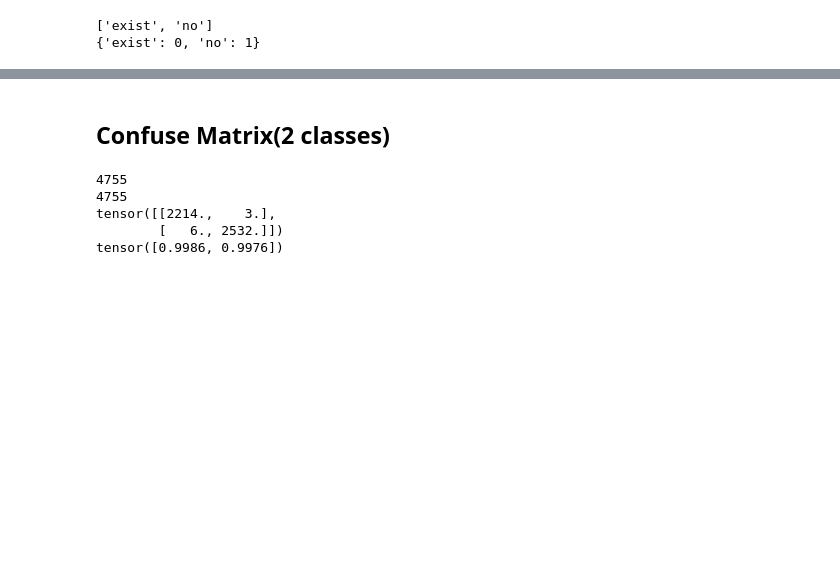
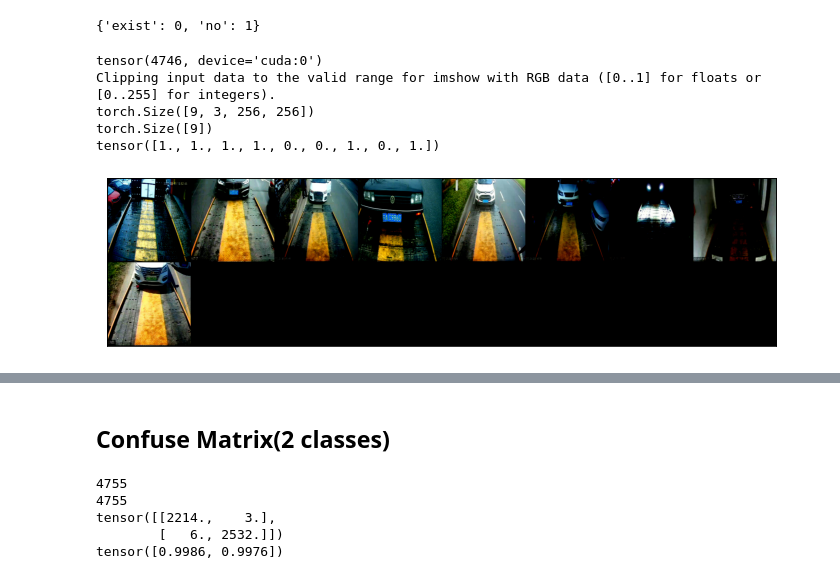
Before and after one commit to Yuan98Yu/trailer-classification, a Jupyter notebook: notebooks/eval.ipynb, the cells around one changed output, grey strips where cells are left out. Drawn from its saved outputs; the diff is of its cells as text; code cells hidden in the pictures; blank space fills up the shorter version.

```diff
--- a/notebooks/eval.ipynb
+++ b/notebooks/eval.ipynb
@@ -42,11 +24,53 @@ def plt_confusion_matrix(outputs, y_true, num_classes, classes='auto'):
-# %%
-from tp.data import create_full_dataset
-cfg = {'data_dir': './data/trailer_imgs'}
-full_dataset = create_full_dataset(cfg)
-print(full_dataset.class_to_idx)
-# %% [output]
-['exist', 'no']
-{'exist': 0, 'no': 1}
+# %%
+from tp.data import create_full_dataset
+cfg = {'data_dir': './data/trailer_imgs'}
+stats = ((0.5, 0.5, 0.5), (0.5, 0.5, 0.5))
+
+full_dataset = create_full_dataset(cfg)
+full_dataset.transform = tt.Compose([tt.Resize([256, 256]), tt.ToTensor(), tt.Normalize(*stats)])
+print(full_dataset.class_to_idx)
+train_ds, valid_ds = torch.utils.data.random_split(full_dataset,
+                                                   [len(full_dataset)-1000, 1000])
+# %% [output]
+{'exist': 0, 'no': 1}
 # %%
 ckpt = torch.load(precomputed_outputs)
 train_ds_out, valid_ds_out = ckpt['train_ds_out'], ckpt['valid_ds_out']
+# %%
+for ds_out in [train_ds_out]:
+    result, outputs_dict = ds_out['result'], ds_out['outputs_dict']
+    outputs = torch.vstack(outputs_dict['y_pred']).to(device)
+    _, preds = torch.max(outputs, 1)
+    preds = preds.view(-1)
+    y_true = torch.cat(outputs_dict['y_true'], dim=0).to(device).view(-1)
+
+    errors = torch.eq(preds, y_true)
+    print(torch.count_nonzero(errors))
+    error_indices = list()
+    error_imgs = list()
+    error_labels = list()
+    for i, (img, label) in enumerate(train_ds):
+        if preds[i] != label:
+            # print(i)
+            error_indices.append(i)
+            error_imgs.append(img)
+            error_labels.append(label)
+        # if errors[i] == 0:
+        #     print(i)
+    images = torch.stack(error_imgs, dim=0)
+    labels = torch.Tensor(error_labels)
+    print(images.size())
+    print(labels.size())
+    print(labels)
+    fig, ax = plt.subplots(figsize=(12, 12))
+    ax.set_xticks([])
+    ax.set_yticks([])
+    ax.imshow(make_grid(images.cpu(), nrow=8).permute(1, 2, 0))
+    plt.show()
+# %% [output]
+tensor(4746, device='cuda:0')
+Clipping input data to the valid range for imshow with RGB data ([0..1] for floats or [0..255] for integers).
+torch.Size([9, 3, 256, 256])
+torch.Size([9])
+tensor([1., 1., 1., 1., 0., 0., 1., 0., 1.])
+[figure, added]
```
Also changed, not shown: parts of 2 cells of this notebook.
